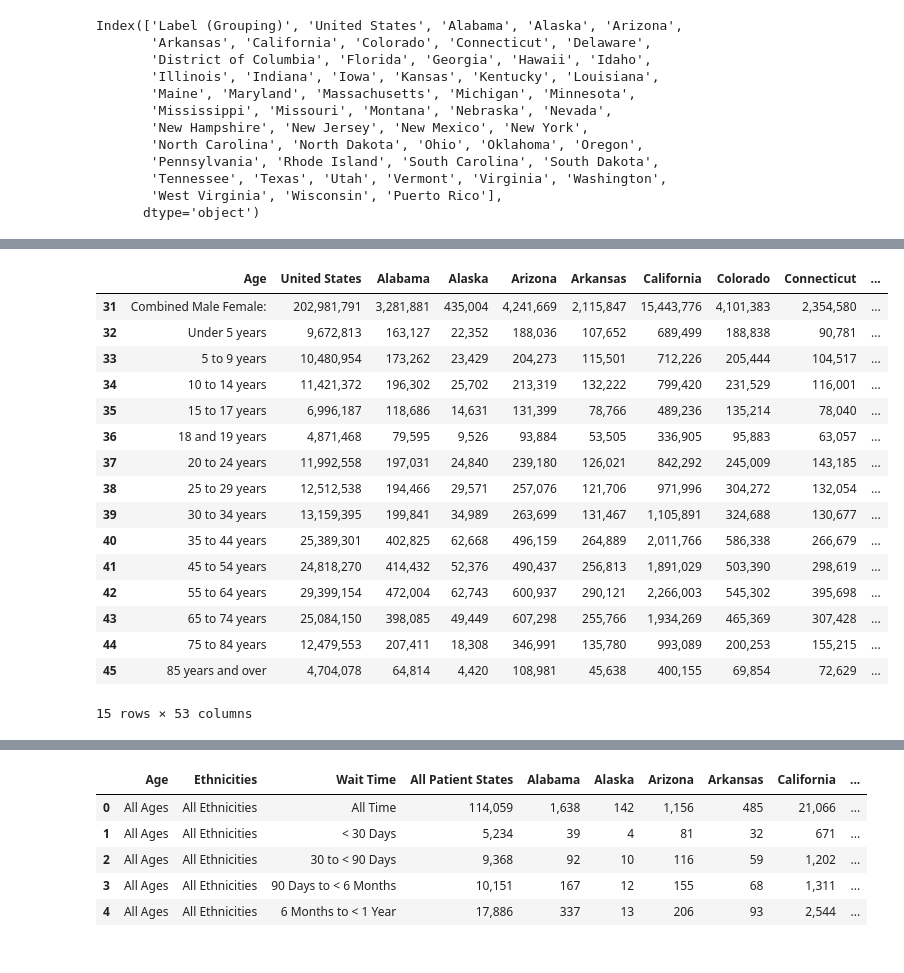
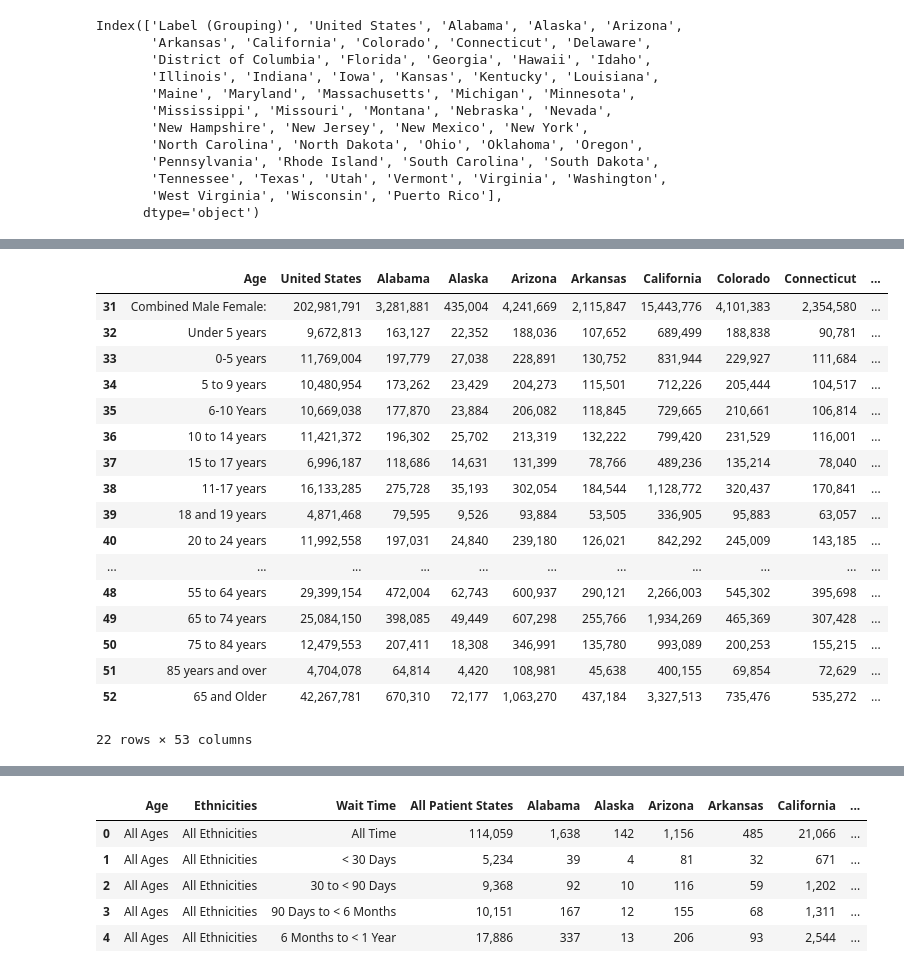
Before and after one commit to mwsierzega/Project3, a Jupyter notebook: Data_Census_OPTN.ipynb, the cells around one changed output, grey strips where cells are left out. Saved outputs shown, nothing was run; the diff lists cells and outputs as text; code cells hidden in the pictures.

Commit message:
final census age group updates

```diff
--- a/Data_Census_OPTN.ipynb
+++ b/Data_Census_OPTN.ipynb
@@ -101,25 +100,26 @@ census_age_df_droprows.head(20)
 # %%
 #rename column "Label (Grouping)"
 census_age_df_droprows = census_age_df_droprows.rename(columns={'Label (Grouping)': 'Age'})
 
 #the below is for when I'm ready to reset the index
 #census_age_df_index = census_age_df_droprows.reset_index(drop=True)
-census_age_df_droprows.head(20)
+census_age_df_droprows.head(25)
 # %% [output]
 |  | Age | United States | Alabama | Alaska | Arizona | Arkansas | California | Colorado | Connecticut | ... |
 | 31 | Combined Male Female: | 202,981,791 | 3,281,881 | 435,004 | 4,241,669 | 2,115,847 | 15,443,776 | 4,101,383 | 2,354,580 | ... |
 | 32 | Under 5 years | 9,672,813 | 163,127 | 22,352 | 188,036 | 107,652 | 689,499 | 188,838 | 90,781 | ... |
-| 33 | 5 to 9 years | 10,480,954 | 173,262 | 23,429 | 204,273 | 115,501 | 712,226 | 205,444 | 104,517 | ... |
-| 34 | 10 to 14 years | 11,421,372 | 196,302 | 25,702 | 213,319 | 132,222 | 799,420 | 231,529 | 116,001 | ... |
-| 35 | 15 to 17 years | 6,996,187 | 118,686 | 14,631 | 131,399 | 78,766 | 489,236 | 135,214 | 78,040 | ... |
-| 36 | 18 and 19 years | 4,871,468 | 79,595 | 9,526 | 93,884 | 53,505 | 336,905 | 95,883 | 63,057 | ... |
-| 37 | 20 to 24 years | 11,992,558 | 197,031 | 24,840 | 239,180 | 126,021 | 842,292 | 245,009 | 143,185 | ... |
-| 38 | 25 to 29 years | 12,512,538 | 194,466 | 29,571 | 257,076 | 121,706 | 971,996 | 304,272 | 132,054 | ... |
-| 39 | 30 to 34 years | 13,159,395 | 199,841 | 34,989 | 263,699 | 131,467 | 1,105,891 | 324,688 | 130,677 | ... |
-| 40 | 35 to 44 years | 25,389,301 | 402,825 | 62,668 | 496,159 | 264,889 | 2,011,766 | 586,338 | 266,679 | ... |
-| 41 | 45 to 54 years | 24,818,270 | 414,432 | 52,376 | 490,437 | 256,813 | 1,891,029 | 503,390 | 298,619 | ... |
-| 42 | 55 to 64 years | 29,399,154 | 472,004 | 62,743 | 600,937 | 290,121 | 2,266,003 | 545,302 | 395,698 | ... |
-| 43 | 65 to 74 years | 25,084,150 | 398,085 | 49,449 | 607,298 | 255,766 | 1,934,269 | 465,369 | 307,428 | ... |
-| 44 | 75 to 84 years | 12,479,553 | 207,411 | 18,308 | 346,991 | 135,780 | 993,089 | 200,253 | 155,215 | ... |
-| 45 | 85 years and over | 4,704,078 | 64,814 | 4,420 | 108,981 | 45,638 | 400,155 | 69,854 | 72,629 | ... |
+| 33 | 0-5 years | 11,769,004 | 197,779 | 27,038 | 228,891 | 130,752 | 831,944 | 229,927 | 111,684 | ... |
+| 34 | 5 to 9 years | 10,480,954 | 173,262 | 23,429 | 204,273 | 115,501 | 712,226 | 205,444 | 104,517 | ... |
+| 35 | 6-10 Years | 10,669,038 | 177,870 | 23,884 | 206,082 | 118,845 | 729,665 | 210,661 | 106,814 | ... |
+| 36 | 10 to 14 years | 11,421,372 | 196,302 | 25,702 | 213,319 | 132,222 | 799,420 | 231,529 | 116,001 | ... |
+| 37 | 15 to 17 years | 6,996,187 | 118,686 | 14,631 | 131,399 | 78,766 | 489,236 | 135,214 | 78,040 | ... |
+| 38 | 11-17 years | 16,133,285 | 275,728 | 35,193 | 302,054 | 184,544 | 1,128,772 | 320,437 | 170,841 | ... |
+| 39 | 18 and 19 years | 4,871,468 | 79,595 | 9,526 | 93,884 | 53,505 | 336,905 | 95,883 | 63,057 | ... |
+| 40 | 20 to 24 years | 11,992,558 | 197,031 | 24,840 | 239,180 | 126,021 | 842,292 | 245,009 | 143,185 | ... |
+| ... | ... | ... | ... | ... | ... | ... | ... | ... | ... | ... |
+| 48 | 55 to 64 years | 29,399,154 | 472,004 | 62,743 | 600,937 | 290,121 | 2,266,003 | 545,302 | 395,698 | ... |
+| 49 | 65 to 74 years | 25,084,150 | 398,085 | 49,449 | 607,298 | 255,766 | 1,934,269 | 465,369 | 307,428 | ... |
+| 50 | 75 to 84 years | 12,479,553 | 207,411 | 18,308 | 346,991 | 135,780 | 993,089 | 200,253 | 155,215 | ... |
+| 51 | 85 years and over | 4,704,078 | 64,814 | 4,420 | 108,981 | 45,638 | 400,155 | 69,854 | 72,629 | ... |
+| 52 | 65 and Older | 42,267,781 | 670,310 | 72,177 | 1,063,270 | 437,184 | 3,327,513 | 735,476 | 535,272 | ... |
-15 rows × 53 columns
+22 rows × 53 columns
```
Also changed, not shown: parts of 5 cells of this notebook, 4 other files.
